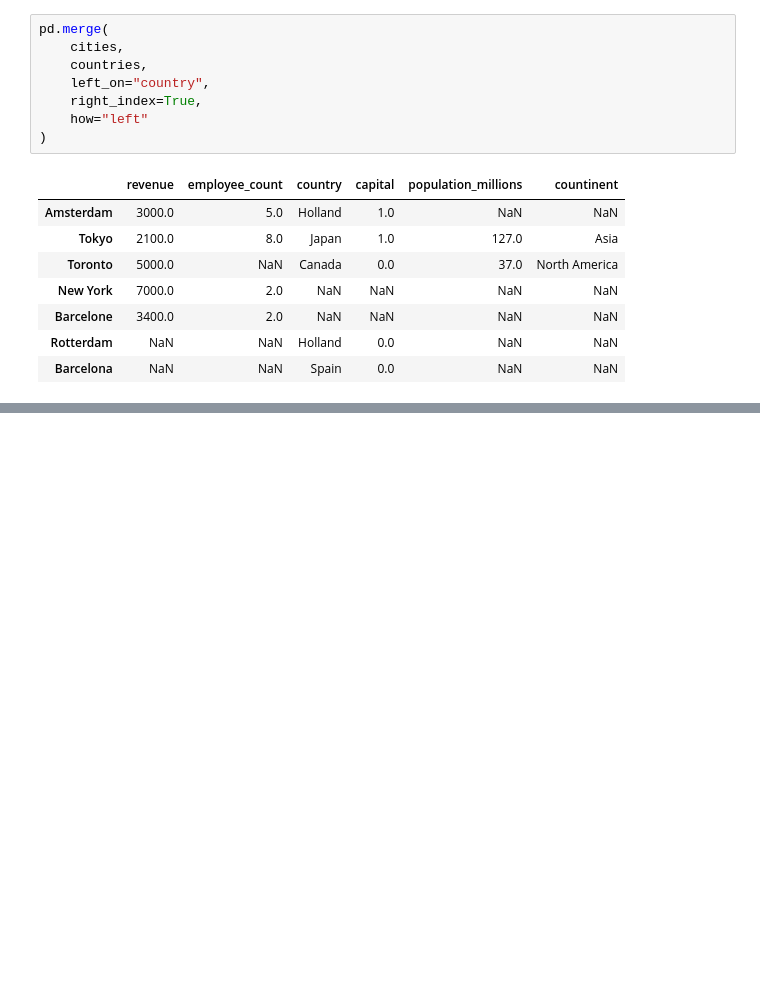
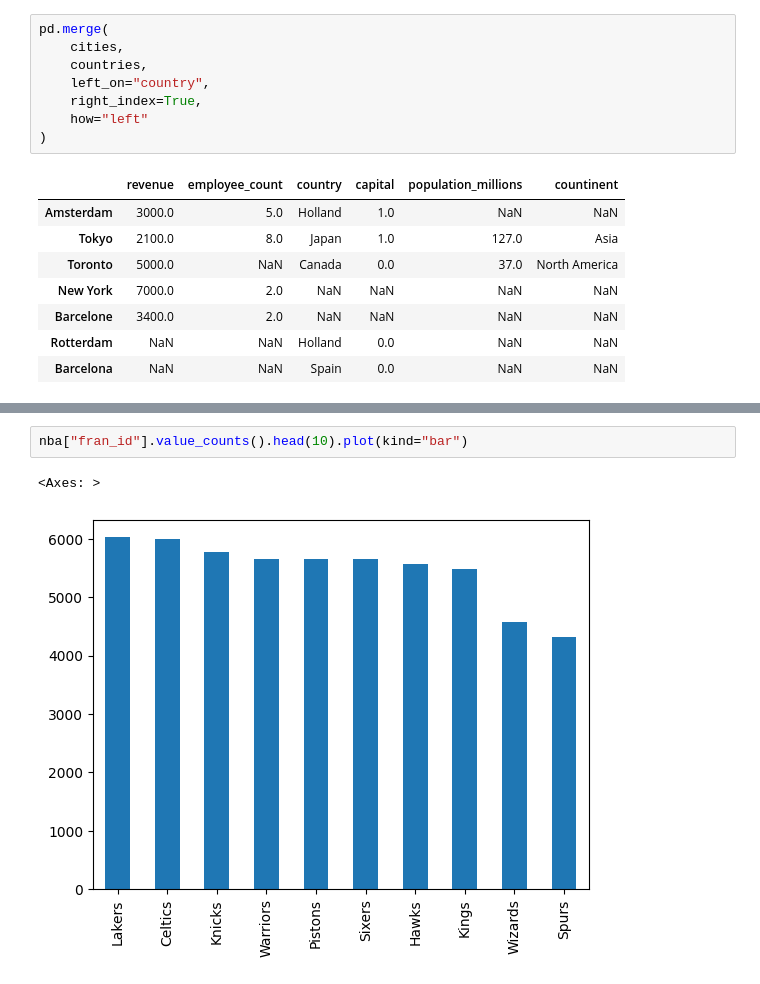
Before and after one commit to daffaizzuddin/Belajar_Hacktiv8, a Jupyter notebook: belajar_5.ipynb, the cells around one changed output, grey strips where cells are left out. Cells and saved outputs as stored; diff of their text form; blank space fills up the shorter version.

```diff
--- a/belajar_5.ipynb
+++ b/belajar_5.ipynb
@@ -871,0 +911,5 @@ pd.merge(
+# %%
+nba["fran_id"].value_counts().head(10).plot(kind="bar")
+# %% [output]
+<Axes: >
+[figure, added]
```
Also changed, not shown: parts of 5 cells of this notebook, 2 other files.
